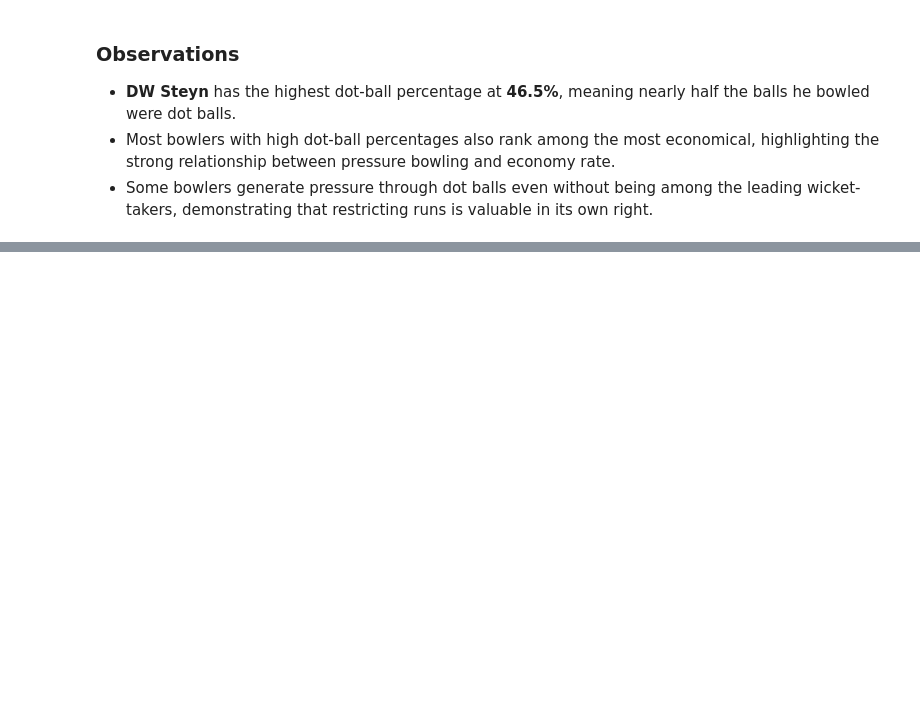
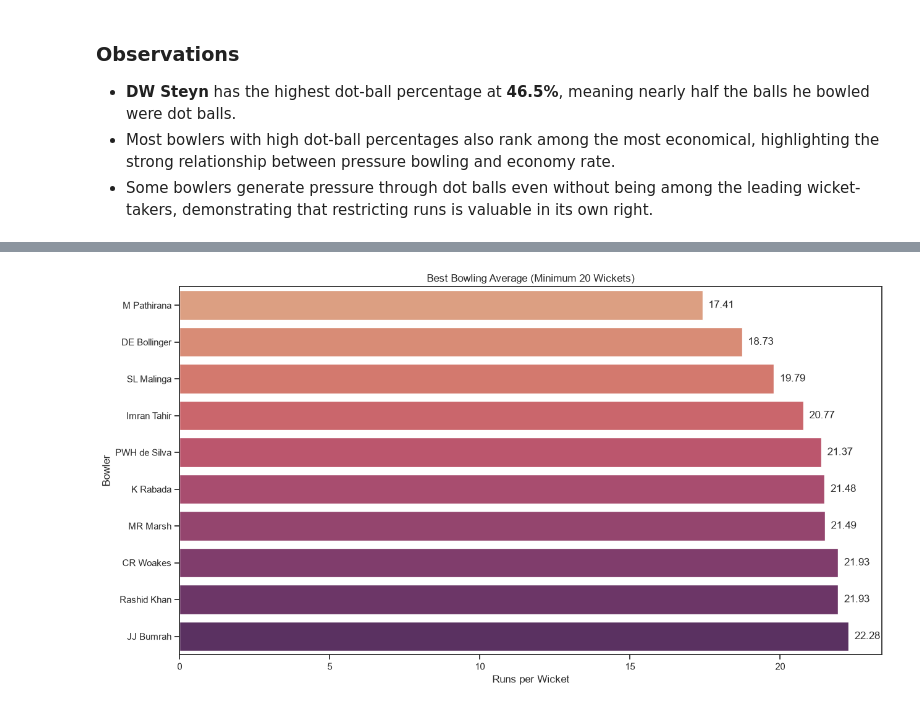
Before and after one commit to parthlamba-glitch/IPL-Data-Analysis, a Jupyter notebook: 4_bowling_analysis.ipynb, the cells around one changed output, grey strips where cells are left out. Cells and saved outputs as stored; diff of their text form; code cells hidden in the pictures; blank space fills up the shorter version.

```diff
--- a/4_bowling_analysis.ipynb
+++ b/4_bowling_analysis.ipynb
@@ -151,0 +159,28 @@ plt.show()
+# %%
+# Wickets credited to the bowler
+bowler_wickets = (wickets_data.groupby('bowler').size())
+
+bowling_average = (runs_conceded / bowler_wickets).round(2)
+
+MIN_WICKETS = 30
+
+qualified_average = (
+    bowling_average.loc[bowler_wickets[bowler_wickets >= MIN_WICKETS].index]
+    .drop('R Sharma', errors='ignore').sort_values().head(10))
+
+#Visualisation
+plt.figure(figsize=(13,7))
+
+sns.barplot(x=qualified_average.values,y=qualified_average.index,palette='flare', hue = qualified_average.index)
+
+for i, value in enumerate(qualified_average.values):plt.text(value + 0.2,i,f'{value:.2f}',va='center')
+
+plt.title('Best Bowling Average (Minimum 20 Wickets)')
+plt.xlabel('Runs per Wicket')
+plt.ylabel('Bowler')
+
+plt.tight_layout()
+plt.savefig('charts/bowling_average.png', dpi=300)
+plt.show()
+# %% [output]
+[figure, added]
```
Also changed, not shown: parts of 8 cells of this notebook, 3 other files.
